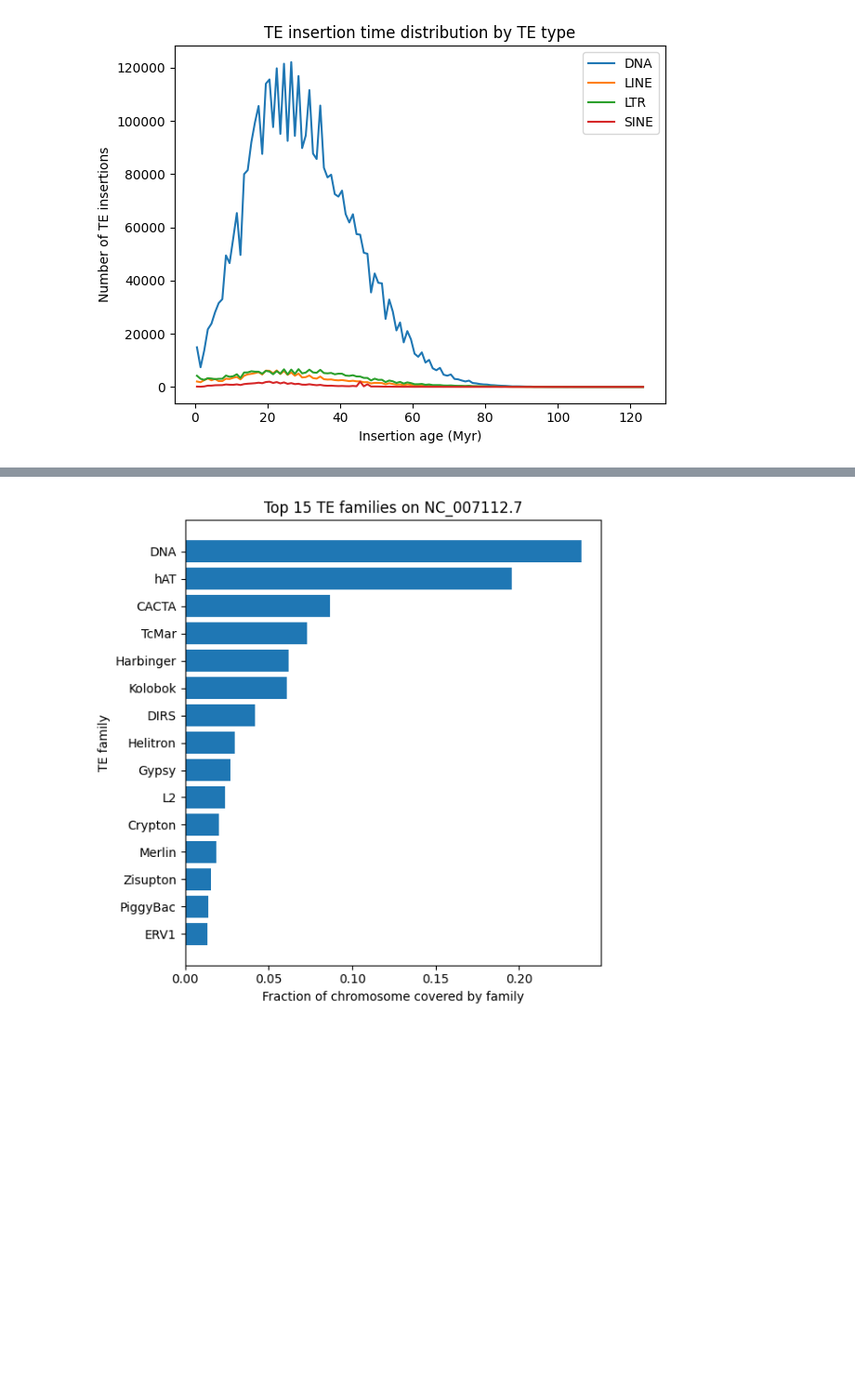
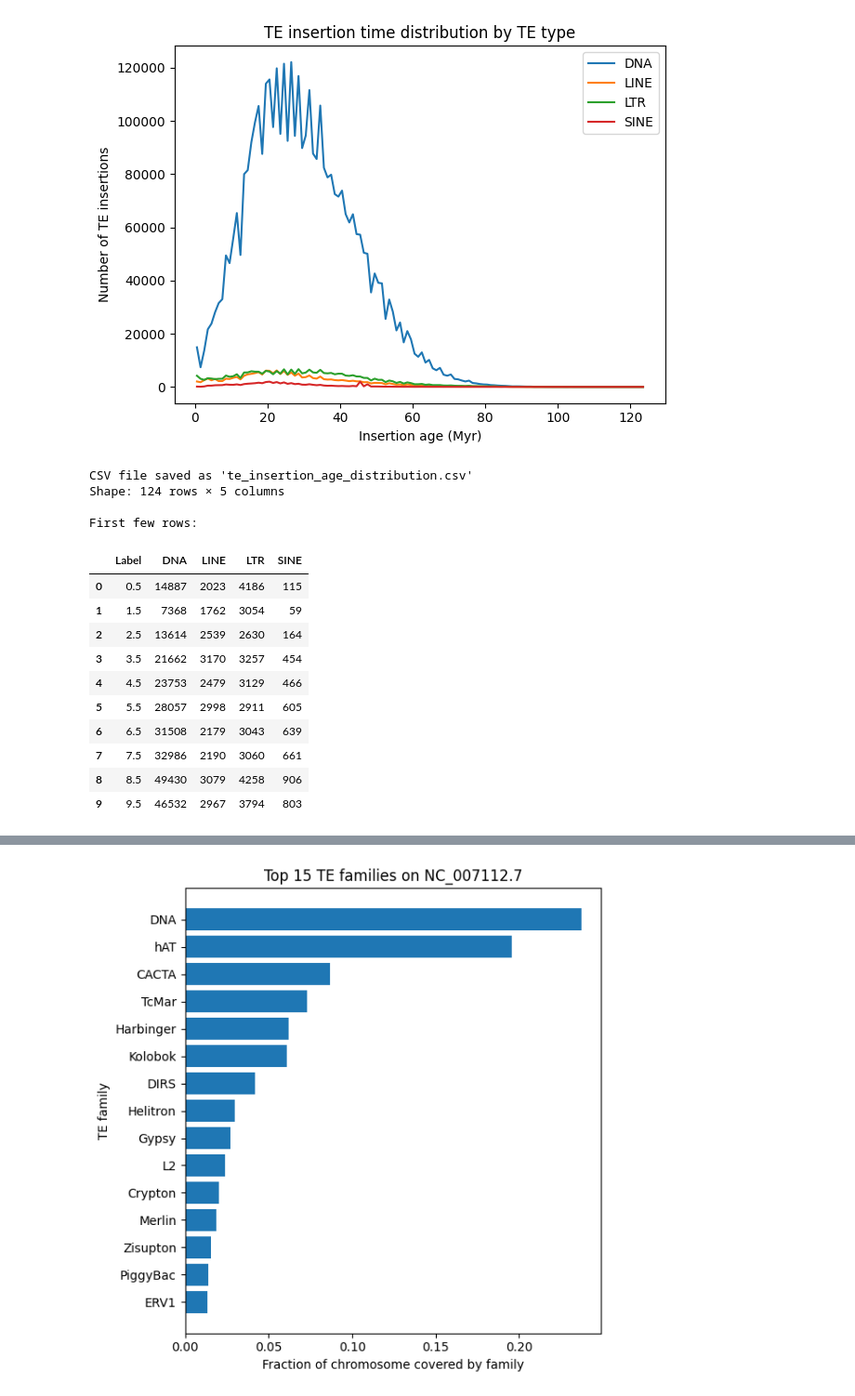
Before and after one commit to shalenyjlemko/DRario_compg, a Jupyter notebook: data/Drerio_FishTEDB/perChr_TE.ipynb, the cells around one changed output, grey strips where cells are left out. Shown at 93% size. Saved outputs shown, nothing was run; the diff lists cells and outputs as text; code cells hidden in the pictures; blank space fills up the shorter version.

```diff
--- a/data/Drerio_FishTEDB/perChr_TE.ipynb
+++ b/data/Drerio_FishTEDB/perChr_TE.ipynb
@@ -181,6 +345,48 @@ plt.tight_layout()
 plt.show()
 # %% [output]
 [figure]
+# %%
+# Generate CSV for Canva
+# Create a DataFrame with age bins as rows and TE types as columns
+
+csv_data = {"Label": bin_mid.tolist()}
+
+for t in ["DNA", "LINE", "LTR", "SINE"]:
+    sub = te[te["type"] == t]["age_Myr"].dropna()
+    if sub.empty:
+        csv_data[t] = [0] * len(bin_mid)
+    else:
+        hist_counts, _ = np.histogram(sub, bins=bins)
+        csv_data[t] = hist_counts.tolist()
+
+csv_df = pd.DataFrame(csv_data)
+
+# Round the Label column to 1 decimal place for readability
+csv_df["Label"] = csv_df["Label"].round(1)
+
+# Save to CSV
+csv_df.to_csv("te_insertion_age_distribution.csv", index=False)
+
+print("CSV file saved as 'te_insertion_age_distribution.csv'")
+print(f"Shape: {csv_df.shape[0]} rows × {csv_df.shape[1]} columns")
+print("\nFirst few rows:")
+csv_df.head(10)
+# %% [output]
+CSV file saved as 'te_insertion_age_distribution.csv'
+Shape: 124 rows × 5 columns
+
+First few rows:
+|  | Label | DNA | LINE | LTR | SINE |
+| 0 | 0.5 | 14887 | 2023 | 4186 | 115 |
+| 1 | 1.5 | 7368 | 1762 | 3054 | 59 |
+| 2 | 2.5 | 13614 | 2539 | 2630 | 164 |
+| 3 | 3.5 | 21662 | 3170 | 3257 | 454 |
+| 4 | 4.5 | 23753 | 2479 | 3129 | 466 |
+| 5 | 5.5 | 28057 | 2998 | 2911 | 605 |
+| 6 | 6.5 | 31508 | 2179 | 3043 | 639 |
+| 7 | 7.5 | 32986 | 2190 | 3060 | 661 |
+| 8 | 8.5 | 49430 | 3079 | 4258 | 906 |
+| 9 | 9.5 | 46532 | 2967 | 3794 | 803 |
 # %%
 import matplotlib.pyplot as plt
 
```
Also changed, not shown: parts of 15 cells of this notebook, 11 other files.
